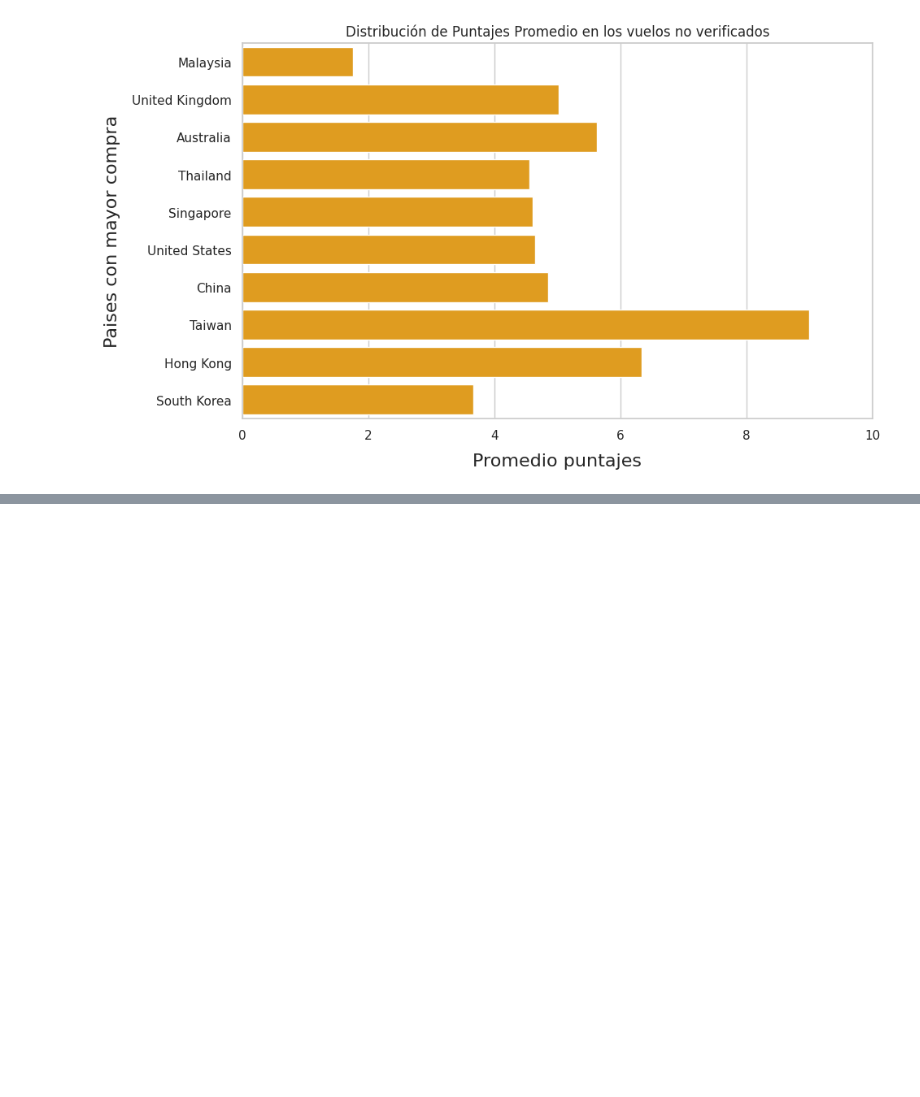
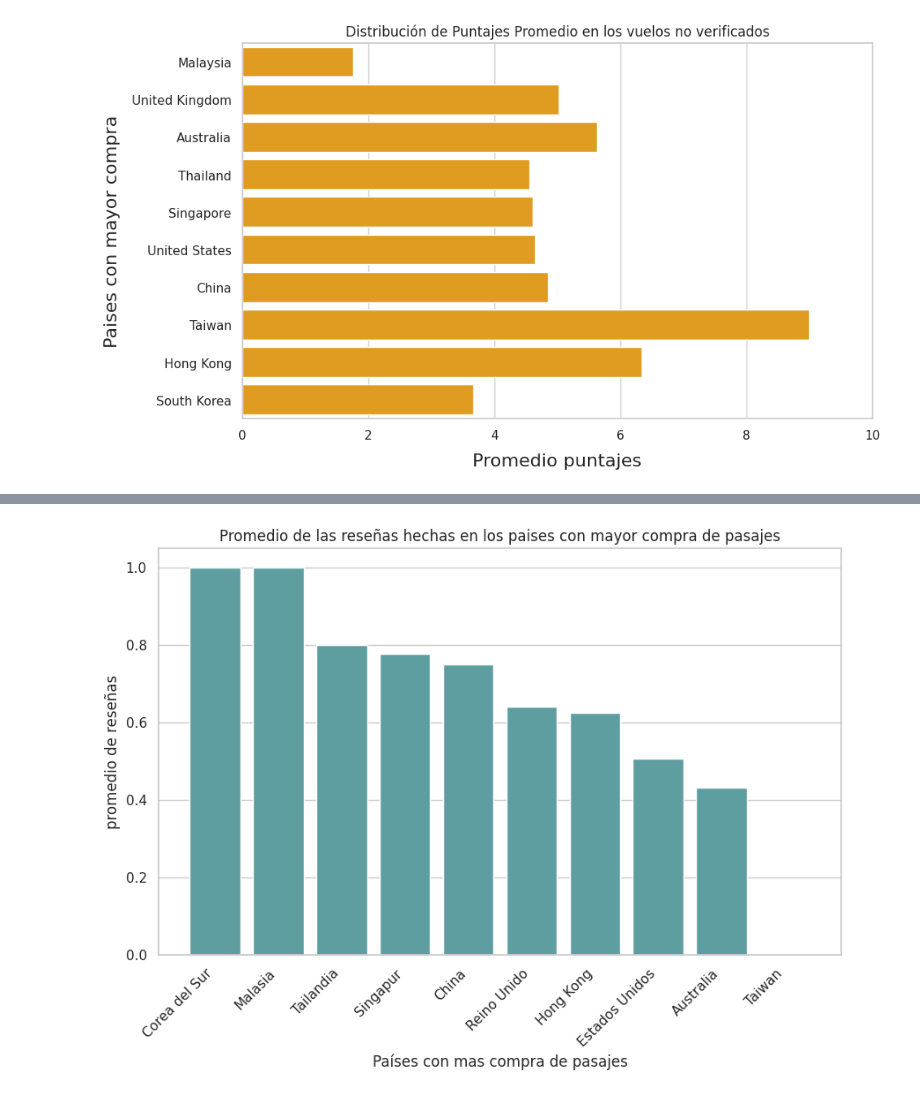
Before and after one commit to BeltranMal/tp1_orga_de_datos, a Jupyter notebook: Hipotesis_2,_3,4,5_6.ipynb, the cells around one changed output, grey strips where cells are left out. Cells and saved outputs as stored; diff of their text form; code cells hidden in the pictures; blank space fills up the shorter version.

Commit message:
Analisis de nlp con nltk

```diff
--- a/Hipotesis_2,_3,4,5_6.ipynb
+++ b/Hipotesis_2,_3,4,5_6.ipynb
@@ -309,0 +336,6 @@ plt.show()
+# %%
+satisfaccion_cliente = cleaned_reviews[["reviews","country", "verified"]]
+satisfaccion_cliente = satisfaccion_cliente.loc[satisfaccion_cliente.verified == 1]
+satisfaccion_cliente = satisfaccion_cliente.merge(top_10_rutas, how="right", on="country")
+satisfaccion_cliente["country"] = satisfaccion_cliente["country"].map(mapear_paises)
+satisfaccion_cliente = satisfaccion_cliente[["reviews","country"]]
@@ -309,0 +347,35 @@ plt.show()
+# %%
+#usamos esto xq nos permite cubrir todas las variaciones de los comentarios positivos y/o negativos, esto no sucede si utilizamos expresiones regulares ya que nos vemos limitados por el conocimiento nuestro
+sentimientos = SentimentIntensityAnalyzer()
+def analisis_de_sentimientos(reviews):
+  review_texto = " ".join(reviews)
+  puntaje = sentimientos.polarity_scores(review_texto) #diccionario con todos los puntajes
+  if puntaje["pos"] > puntaje["neg"]:
+    return 1
+  elif puntaje["neg"] > puntaje["pos"]:
+    return 0
+  return -1
+
+satisfaccion_cliente["sentimiento"] = satisfaccion_cliente["reviews"].map(analisis_de_sentimientos)
+satisfaccion_cliente = satisfaccion_cliente.loc[satisfaccion_cliente.sentimiento != -1]
+# %%
+sentimiento_paises = satisfaccion_cliente.groupby("country").agg({"sentimiento":"mean"})
+sentimiento_paises = sentimiento_paises.sort_values("sentimiento", ascending=False)
+# %%
+plt.figure(figsize=(10, 6))
+plt.bar(sentimiento_paises.index, sentimiento_paises["sentimiento"], color="CadetBlue")
+plt.xlabel("Países con mas compra de pasajes")
+plt.ylabel("promedio de reseñas")
+plt.title("Promedio de las reseñas hechas en los paises con mayor compra de pasajes")
+plt.xticks(rotation=45, ha="right")
+plt.grid(True)
+plt.gca().yaxis.grid(True)
+plt.gca().xaxis.grid(False)
+plt.show()
+
+#raro por que malasya y south korea tenian puntajes bajos
+#taiwan estaba en al categoria medio y no se ve reflejado en las reseñas ya que solo presenta reseñas catalogadas como negativas
+
+#conclusion -> los clientes son mas criticos en las reseñas que en las reviews -> sugiere que las reseñas estan mas atadas a experiencias en el viaje q en la aerolinea???
+# %% [output]
+[figure, added]
```
Also changed, not shown: parts of 13 cells of this notebook, 3 other files.
